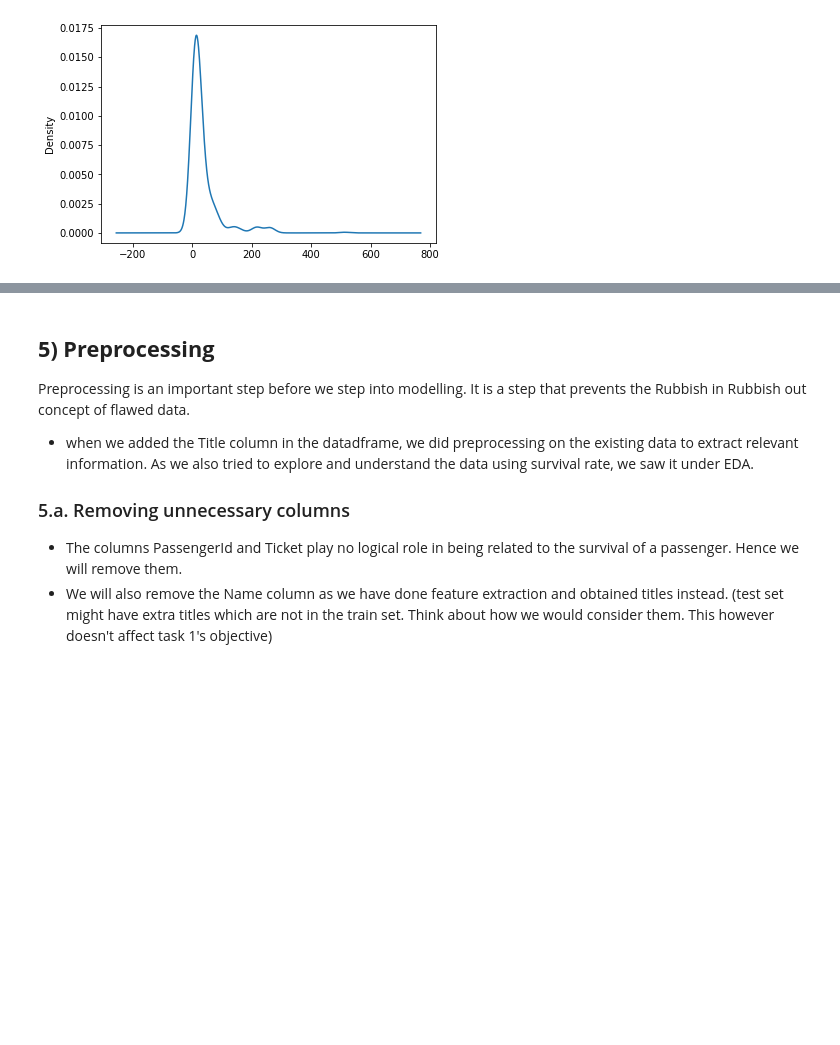
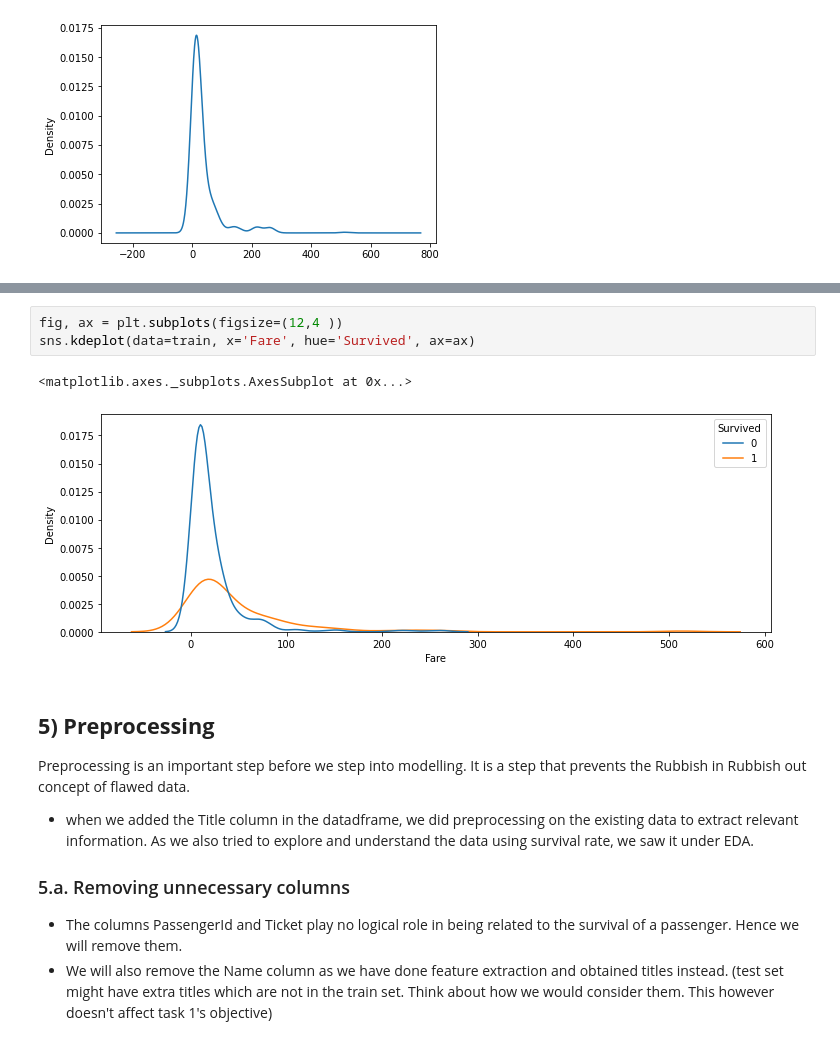
Before and after one commit to kruti002/synapse_lp_tasks, a Jupyter notebook: Week_1_task.ipynb, the cells around one changed output, grey strips where cells are left out. Saved outputs shown, nothing was run; the diff lists cells and outputs as text; blank space fills up the shorter version.

```diff
--- a/Week_1_task.ipynb
+++ b/Week_1_task.ipynb
@@ -405,3 +405,9 @@ ax=s.plot.kde()
+# %%
+fig, ax = plt.subplots(figsize=(12,4 ))
+sns.kdeplot(data=train, x='Fare', hue='Survived', ax=ax)
+# %% [output]
+<matplotlib.axes._subplots.AxesSubplot at 0x...>
+[figure, added]
 # %% [markdown]
 ## **5) Preprocessing**
 Preprocessing is an important step before we step into modelling. It is a step that prevents the Rubbish in Rubbish out concept of flawed data.
```
Also changed, not shown: parts of 2 cells of this notebook.
